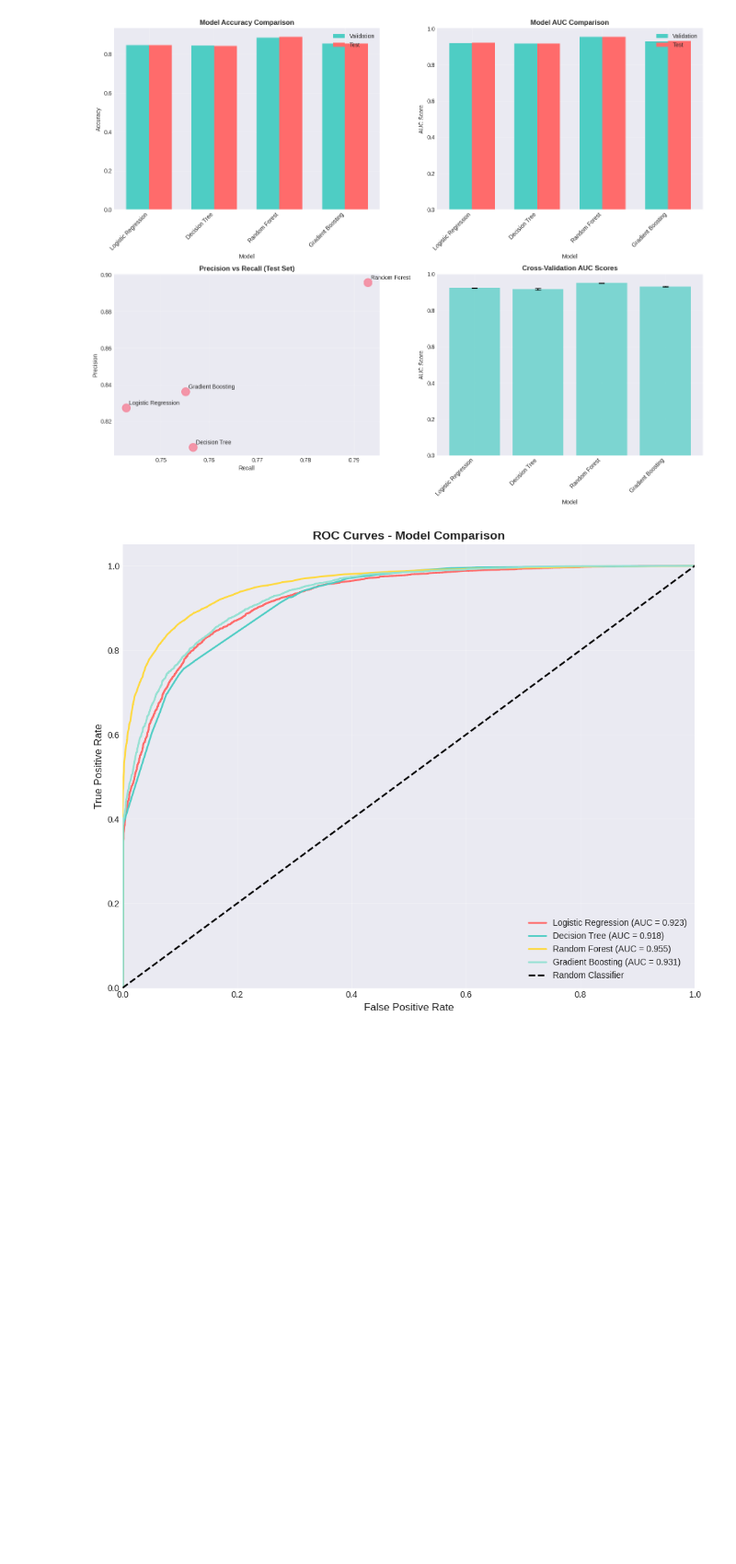
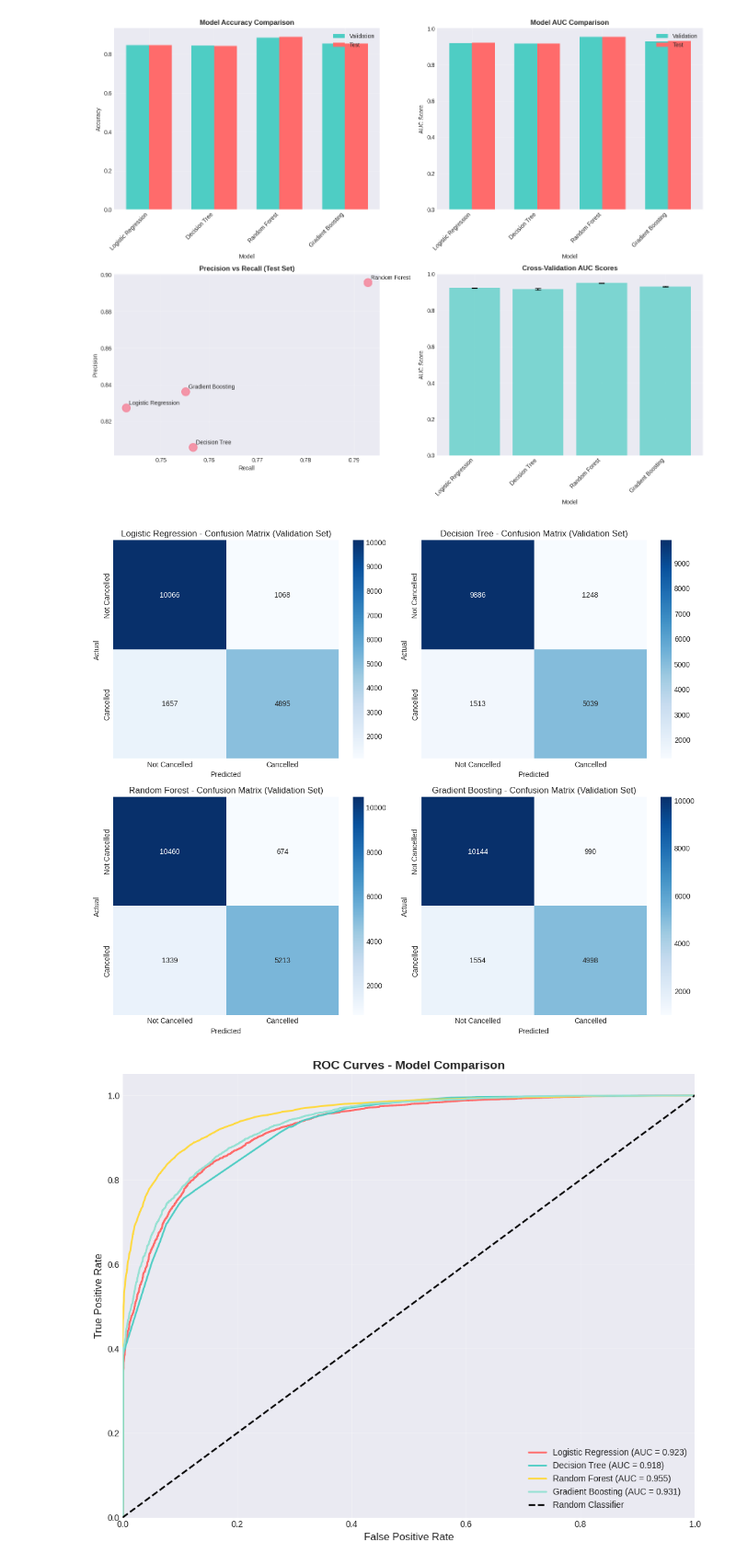
Before and after one commit to MmemoCnk/hotel_booking_cancellation_analysis, a Jupyter notebook: Hotel Booking Cancellation Analysis.ipynb, the cells around one changed output. Shown at 92% size. Cells and saved outputs as stored; diff of their text form; code cells hidden in the pictures; blank space fills up the shorter version.

```diff
--- a/Hotel Booking Cancellation Analysis.ipynb
+++ b/Hotel Booking Cancellation Analysis.ipynb
@@ -1748,6 +1831,31 @@ Top 10 Features by Odds Ratio (Logistic Regression):
 2    0.9550       0.9512      0.0014
 3    0.9313       0.9308      0.0016
 [figure]
+# %%
+def plot_validation_confusion_matrices(models, X_val, y_val):
+    """Plot confusion matrices using validation set"""
+    fig, axes = plt.subplots(2, 2, figsize=(12, 10))
+    axes = axes.ravel()
+
+    for idx, (name, model) in enumerate(models.items()):
+        y_pred = model.predict(X_val)
+        cm = confusion_matrix(y_val, y_pred)
+
+        sns.heatmap(cm, annot=True, fmt='d', cmap='Blues',
+                    ax=axes[idx],
+                    xticklabels=['Not Cancelled', 'Cancelled'],
+                    yticklabels=['Not Cancelled', 'Cancelled'])
+        axes[idx].set_title(f'{name} - Confusion Matrix (Validation Set)')
+        axes[idx].set_ylabel('Actual')
+        axes[idx].set_xlabel('Predicted')
+
+    plt.tight_layout()
+    plt.show()
+
+# เรียกใช้ในท้าย train_models function
+plot_validation_confusion_matrices(models, X_val, y_val)
+# %% [output]
+[figure, added]
 # %%
 # %% Cell 8: ROC Curves
 # 7. Plot ROC curves
```
Also changed, not shown: parts of 2 cells of this notebook, 1 other file.
